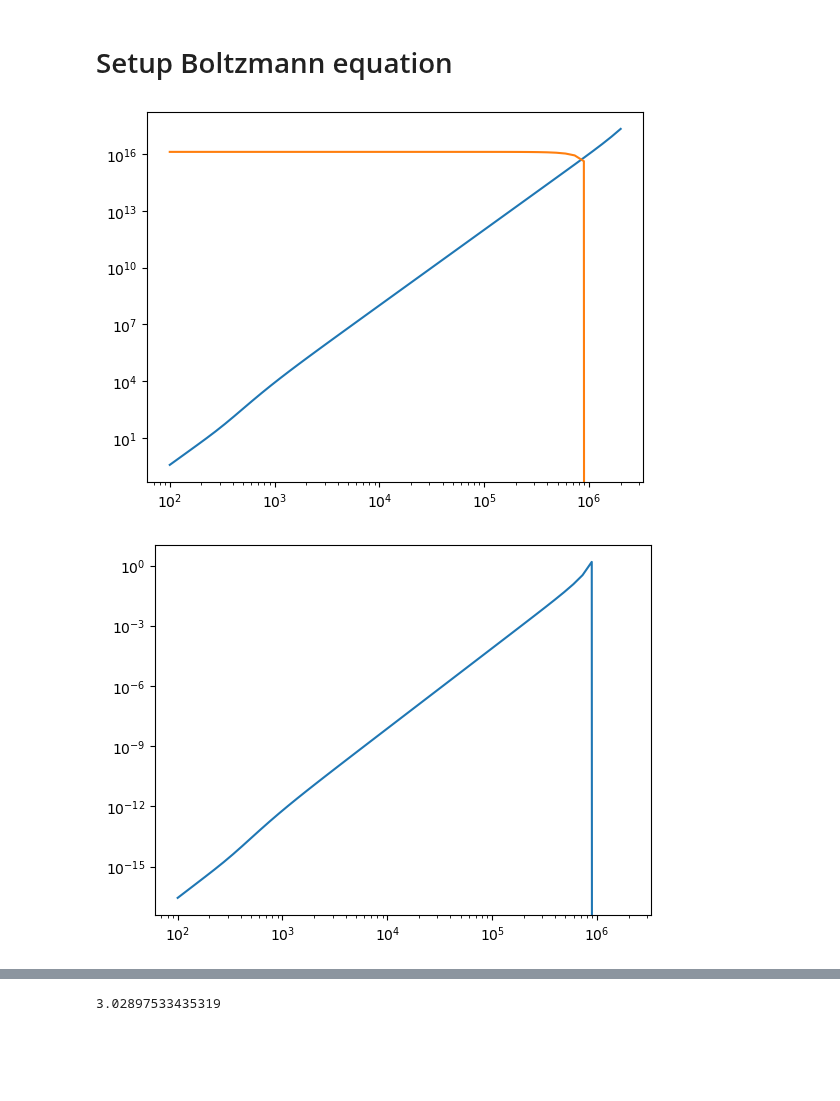
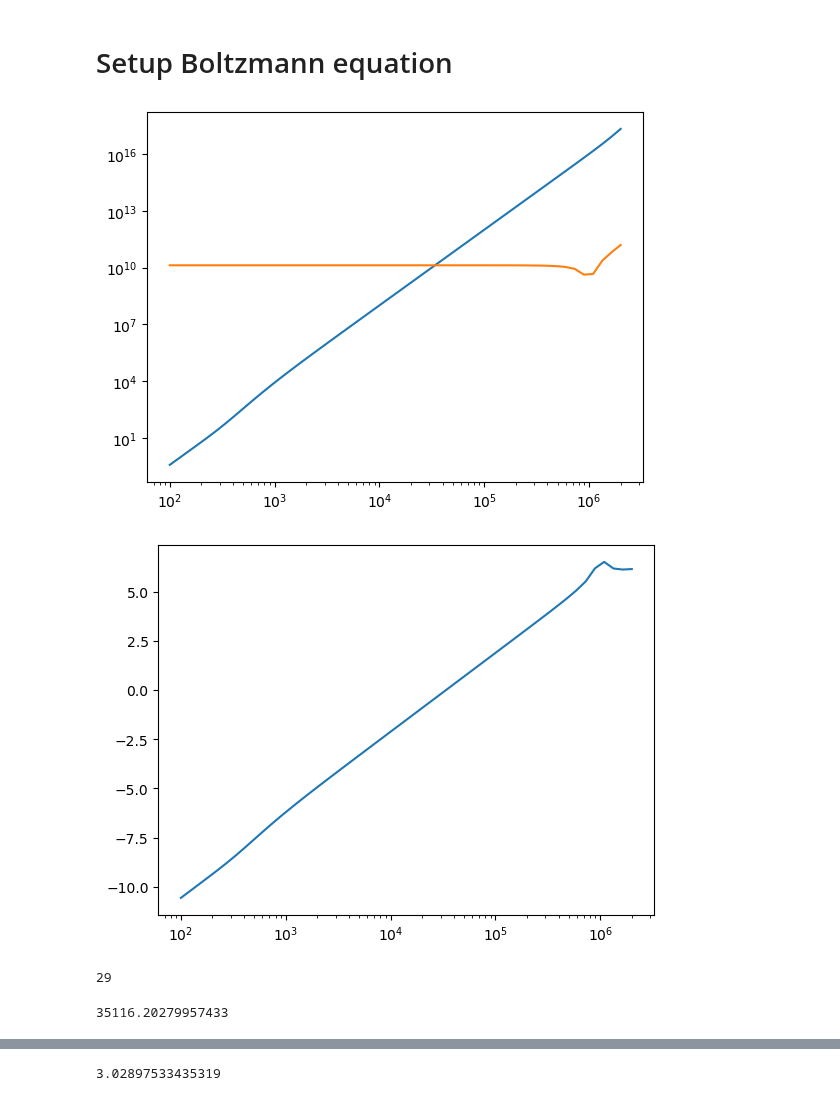
Before and after one commit to Duncan-Adams/mcp_boltzmann, a Jupyter notebook: notebooks/mcp_boltzmann_solver.ipynb, the cells around one changed output, grey strips where cells are left out. Drawn from its saved outputs; the diff is of its cells as text; code cells hidden in the pictures; blank space fills up the shorter version.

```diff
--- a/notebooks/mcp_boltzmann_solver.ipynb
+++ b/notebooks/mcp_boltzmann_solver.ipynb
@@ -57,7 +60,7 @@ Q = eps_VR/c_theta_w
 # Q = eps_VR
 # Q = 2e-8
 
-Q = 1e-5
+Q = 1e-8
 # %%
 print(f'{Q=}')
 # %% [output]
@@ -127,23 +130,29 @@ T_DS_0 = 1e3
 # %%
 from mcp_boltzmann import boltzmann
 from mcp_boltzmann.boltzmann import rho_DS
 T_DS_test = np.geomspace(1e2, 2e6)
 
 4*boltzmann.Hubble(T_gamma_0, T_gamma_0, T_DS_0, m_mcp)*rho_DS(T_DS_0, m_mcp)
 Boltz.colterm_EM_DS(T_gamma_0, T_DS_0)
 
 plt.plot(T_DS_test, 4*boltzmann.Hubble(T_gamma_0, T_gamma_0, T_DS_test, m_mcp)*rho_DS(T_DS_test, m_mcp))
-plt.plot(T_DS_test, Boltz.colterm_EM_DS(T_gamma_0, T_DS_test))
+plt.plot(T_DS_test, np.abs(Boltz.colterm_EM_DS(T_gamma_0, T_DS_test)))
 plt.yscale('log')
 plt.xscale('log')
 plt.show()
 
-R = 4*boltzmann.Hubble(T_gamma_0, T_gamma_0, T_DS_test, m_mcp)*rho_DS(T_DS_test, m_mcp)/Boltz.colterm_EM_DS(T_gamma_0, T_DS_test)
+R = 4*boltzmann.Hubble(T_gamma_0, T_gamma_0, T_DS_test, m_mcp)*rho_DS(T_DS_test, m_mcp)/np.abs(Boltz.colterm_EM_DS(T_gamma_0, T_DS_test))
 
-plt.plot(T_DS_test, R)
+plt.plot(T_DS_test, np.log10(R))
 plt.xscale('log')
-plt.yscale('log')
+# plt.yscale('log')
 plt.show()
 # %% [output]
-[figure, old version]
+[figure, new version]
-[figure, old version]
+[figure, new version]
+# %%
+print(find_nearest(np.log(R), 0))
+T_DS_test[find_nearest(np.log(R), 0)]
+# %% [output]
+29
+35116.20279957433
```
Also changed, not shown: parts of 3 cells of this notebook, 2 other files.
